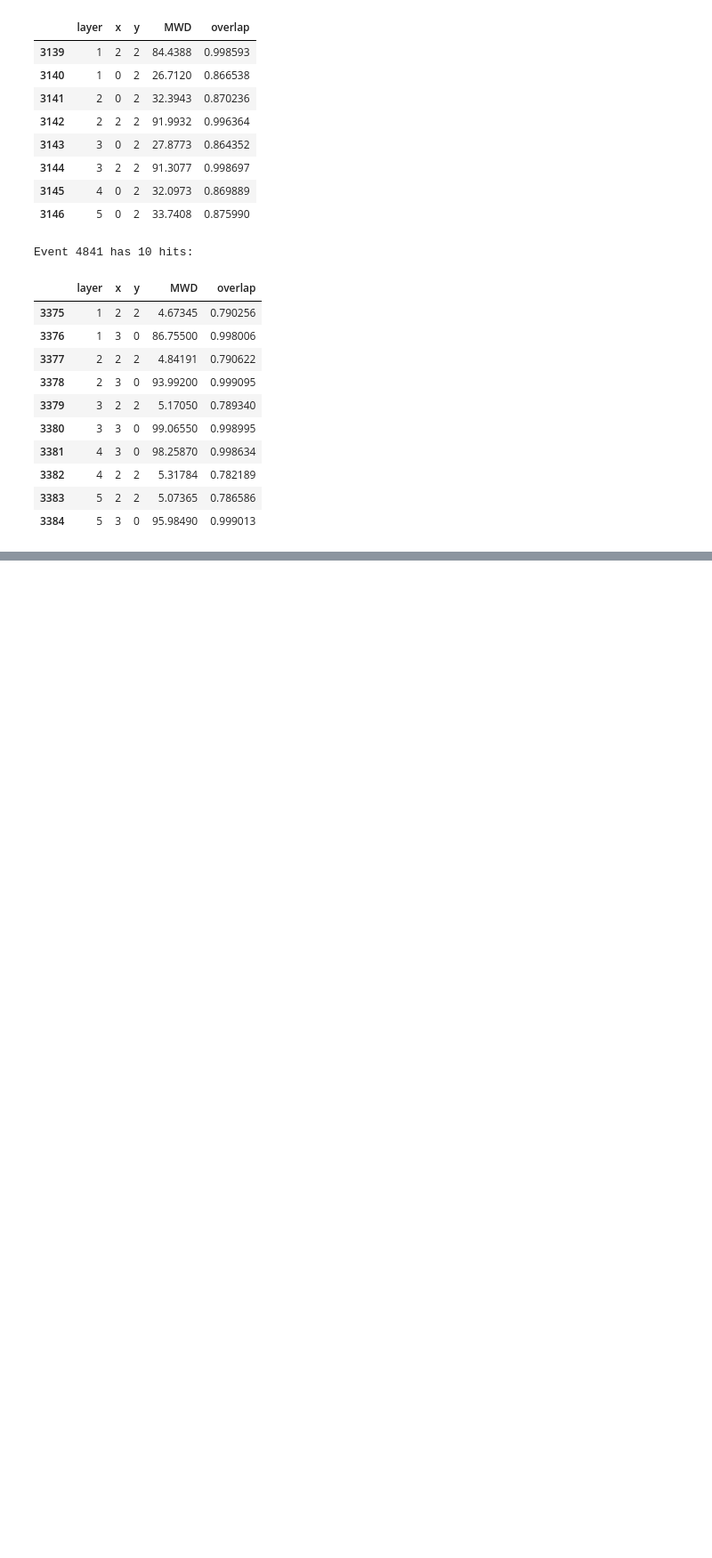
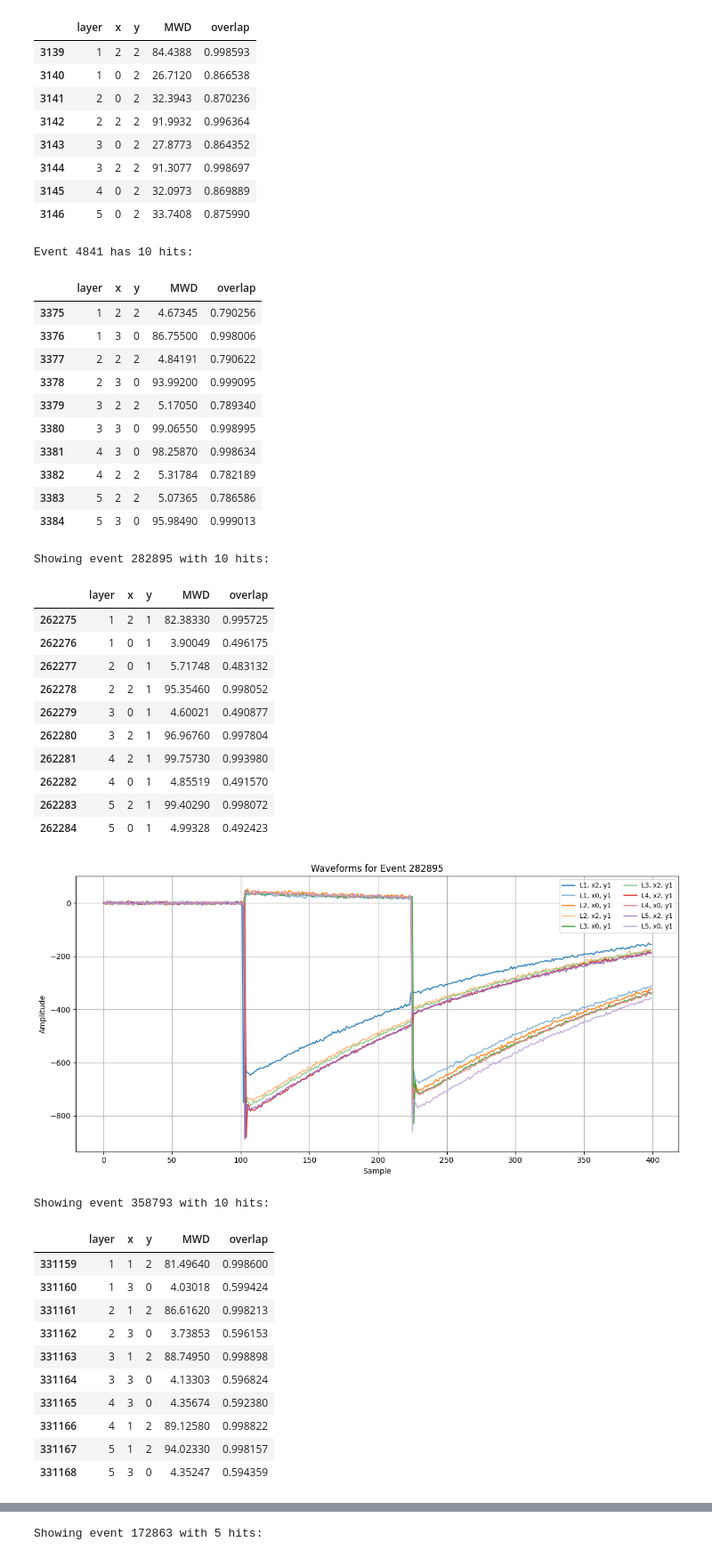
Before and after one commit to wimmer-k/MLwaves, a Jupyter notebook: notebooks/find_strange.ipynb, the cells around one changed output, grey strips where cells are left out. Shown at 89% size. Cells and saved outputs as stored; diff of their text form; code cells hidden in the pictures; blank space fills up the shorter version.

Commit message:
more diagnostics on strange events

```diff
--- a/notebooks/find_strange.ipynb
+++ b/notebooks/find_strange.ipynb
@@ -171,0 +227,30 @@ Event 4841 has 10 hits:
+# %%
+show_event_waveforms(df, wf, strange_event_ids=strange_event_ids)
+show_event_waveforms(df, wf, event_id=358793)
+show_event_waveforms(df, wf, event_id=172863)
+# %% [output]
+Showing event 282895 with 10 hits:
+|  | layer | x | y | MWD | overlap |
+| 262275 | 1 | 2 | 1 | 82.38330 | 0.995725 |
+| 262276 | 1 | 0 | 1 | 3.90049 | 0.496175 |
+| 262277 | 2 | 0 | 1 | 5.71748 | 0.483132 |
+| 262278 | 2 | 2 | 1 | 95.35460 | 0.998052 |
+| 262279 | 3 | 0 | 1 | 4.60021 | 0.490877 |
+| 262280 | 3 | 2 | 1 | 96.96760 | 0.997804 |
+| 262281 | 4 | 2 | 1 | 99.75730 | 0.993980 |
+| 262282 | 4 | 0 | 1 | 4.85519 | 0.491570 |
+| 262283 | 5 | 2 | 1 | 99.40290 | 0.998072 |
+| 262284 | 5 | 0 | 1 | 4.99328 | 0.492423 |
+[figure, added]
+Showing event 358793 with 10 hits:
+|  | layer | x | y | MWD | overlap |
+| 331159 | 1 | 1 | 2 | 81.49640 | 0.998600 |
+| 331160 | 1 | 3 | 0 | 4.03018 | 0.599424 |
+| 331161 | 2 | 1 | 2 | 86.61620 | 0.998213 |
+| 331162 | 2 | 3 | 0 | 3.73853 | 0.596153 |
+| 331163 | 3 | 1 | 2 | 88.74950 | 0.998898 |
+| 331164 | 3 | 3 | 0 | 4.13303 | 0.596824 |
+| 331165 | 4 | 3 | 0 | 4.35674 | 0.592380 |
+| 331166 | 4 | 1 | 2 | 89.12580 | 0.998822 |
+| 331167 | 5 | 1 | 2 | 94.02330 | 0.998157 |
+| 331168 | 5 | 3 | 0 | 4.35247 | 0.594359 |
@@ -171,0 +258 @@ Event 4841 has 10 hits:
+Showing event 172863 with 5 hits:
```
Also changed, not shown: parts of 11 cells of this notebook.
